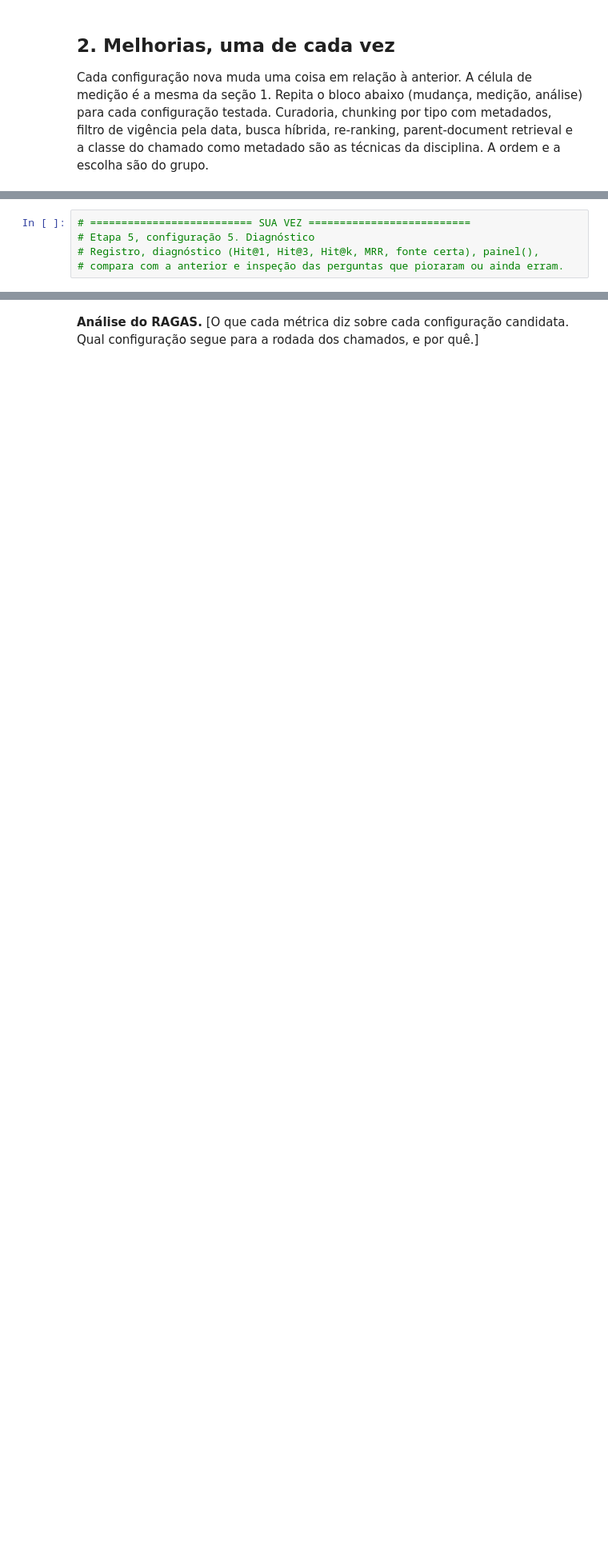
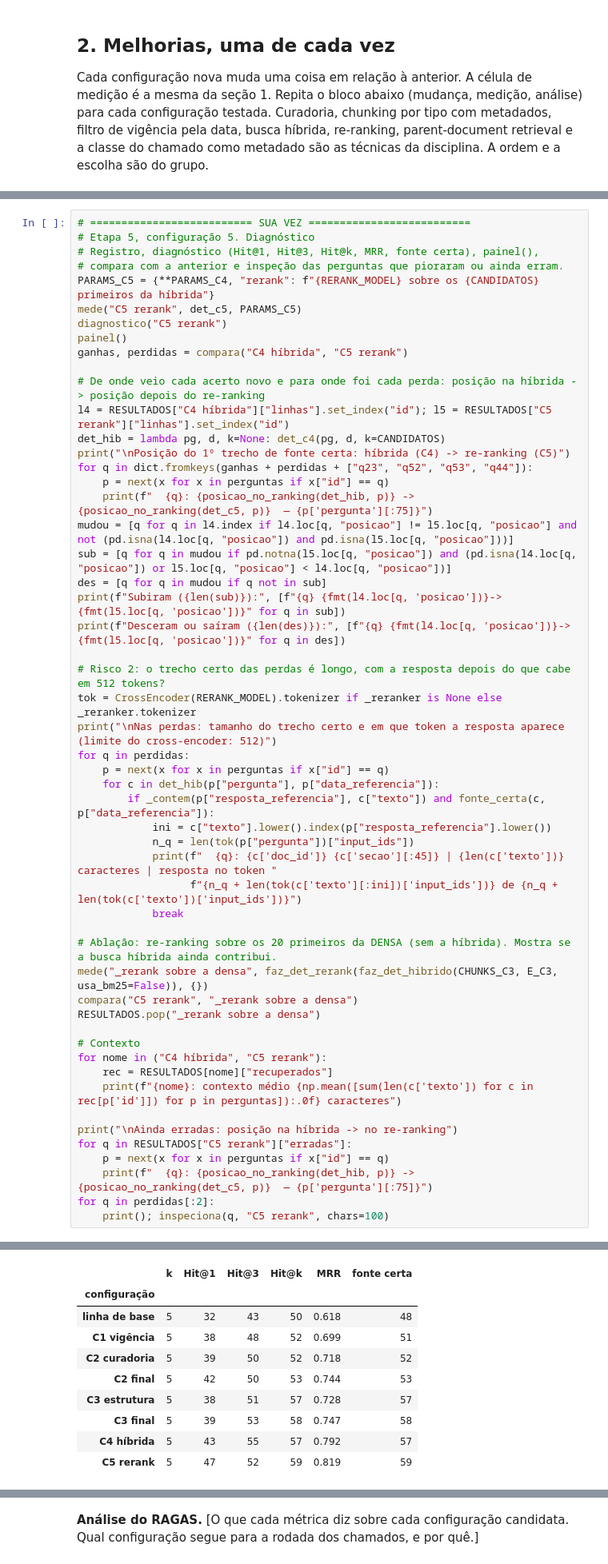
Before and after one commit to luizpauloprado/fiap-rag-trabalho-final, a Jupyter notebook: Projeto_Final_QuantumCommerce.ipynb, the cells around one changed output, grey strips where cells are left out. Shown at 80% size. Drawn from its saved outputs; the diff is of its cells as text; blank space fills up the shorter version.

```diff
--- a/Projeto_Final_QuantumCommerce.ipynb
+++ b/Projeto_Final_QuantumCommerce.ipynb
@@ -1438,3 +2392,52 @@ print("erradas.", erradas)
 # Etapa 5, configuração 5. Diagnóstico
 # Registro, diagnóstico (Hit@1, Hit@3, Hit@k, MRR, fonte certa), painel(),
 # compara com a anterior e inspeção das perguntas que pioraram ou ainda erram.
+PARAMS_C5 = {**PARAMS_C4, "rerank": f"{RERANK_MODEL} sobre os {CANDIDATOS} primeiros da híbrida"}
+mede("C5 rerank", det_c5, PARAMS_C5)
+diagnostico("C5 rerank")
+painel()
+ganhas, perdidas = compara("C4 híbrida", "C5 rerank")
+
+# De onde veio cada acerto novo e para onde foi cada perda: posição na híbrida -> posição depois do re-ranking
+l4 = RESULTADOS["C4 híbrida"]["linhas"].set_index("id"); l5 = RESULTADOS["C5 rerank"]["linhas"].set_index("id")
+det_hib = lambda pg, d, k=None: det_c4(pg, d, k=CANDIDATOS)
+print("\nPosição do 1º trecho de fonte certa: híbrida (C4) -> re-ranking (C5)")
+for q in dict.fromkeys(ganhas + perdidas + ["q23", "q52", "q53", "q44"]):
+    p = next(x for x in perguntas if x["id"] == q)
+    print(f"  {q}: {posicao_no_ranking(det_hib, p)} -> {posicao_no_ranking(det_c5, p)}  — {p['pergunta'][:75]}")
+mudou = [q for q in l4.index if l4.loc[q, "posicao"] != l5.loc[q, "posicao"] and not (pd.isna(l4.loc[q, "posicao"]) and pd.isna(l5.loc[q, "posicao"]))]
+sub = [q for q in mudou if pd.notna(l5.loc[q, "posicao"]) and (pd.isna(l4.loc[q, "posicao"]) or l5.loc[q, "posicao"] < l4.loc[q, "posicao"])]
+des = [q for q in mudou if q not in sub]
+print(f"Subiram ({len(sub)}):", [f"{q} {fmt(l4.loc[q, 'posicao'])}->{fmt(l5.loc[q, 'posicao'])}" for q in sub])
+print(f"Desceram ou saíram ({len(des)}):", [f"{q} {fmt(l4.loc[q, 'posicao'])}->{fmt(l5.loc[q, 'posicao'])}" for q in des])
+
+# Risco 2: o trecho certo das perdas é longo, com a resposta depois do que cabe em 512 tokens?
+tok = CrossEncoder(RERANK_MODEL).tokenizer if _reranker is None else _reranker.tokenizer
+print("\nNas perdas: tamanho do trecho certo e em que token a resposta aparece (limite do cross-encoder: 512)")
+for q in perdidas:
+    p = next(x for x in perguntas if x["id"] == q)
+    for c in det_hib(p["pergunta"], p["data_referencia"]):
+        if _contem(p["resposta_referencia"], c["texto"]) and fonte_certa(c, p["data_referencia"]):
+            ini = c["texto"].lower().index(p["resposta_referencia"].lower())
+            n_q = len(tok(p["pergunta"])["input_ids"])
+            print(f"  {q}: {c['doc_id']} {c['secao'][:45]} | {len(c['texto'])} caracteres | resposta no token "
+                  f"{n_q + len(tok(c['texto'][:ini])['input_ids'])} de {n_q + len(tok(c['texto'])['input_ids'])}")
+            break
+
+# Ablação: re-ranking sobre os 20 primeiros da DENSA (sem a híbrida). Mostra se a busca híbrida ainda contribui.
+mede("_rerank sobre a densa", faz_det_rerank(faz_det_hibrido(CHUNKS_C3, E_C3, usa_bm25=False)), {})
+compara("C5 rerank", "_rerank sobre a densa")
+RESULTADOS.pop("_rerank sobre a densa")
+
+# Contexto
+for nome in ("C4 híbrida", "C5 rerank"):
+    rec = RESULTADOS[nome]["recuperados"]
+    print(f"{nome}: contexto médio {np.mean([sum(len(c['texto']) for c in rec[p['id']]) for p in perguntas]):.0f} caracteres")
+
+print("\nAinda erradas: posição na híbrida -> no re-ranking")
+for q in RESULTADOS["C5 rerank"]["erradas"]:
+    p = next(x for x in perguntas if x["id"] == q)
+    print(f"  {q}: {posicao_no_ranking(det_hib, p)} -> {posicao_no_ranking(det_c5, p)}  — {p['pergunta'][:75]}")
+for q in perdidas[:2]:
+    print(); inspeciona(q, "C5 rerank", chars=100)
+# %% [output]
@@ -1440,0 +2449,10 @@ print("erradas.", erradas)
+|  | k | Hit@1 | Hit@3 | Hit@k | MRR | fonte certa |
+| configuração |  |  |  |  |  |  |
+| linha de base | 5 | 32 | 43 | 50 | 0.618 | 48 |
+| C1 vigência | 5 | 38 | 48 | 52 | 0.699 | 51 |
+| C2 curadoria | 5 | 39 | 50 | 52 | 0.718 | 52 |
+| C2 final | 5 | 42 | 50 | 53 | 0.744 | 53 |
+| C3 estrutura | 5 | 38 | 51 | 57 | 0.728 | 57 |
+| C3 final | 5 | 39 | 53 | 58 | 0.747 | 58 |
+| C4 híbrida | 5 | 43 | 55 | 57 | 0.792 | 57 |
+| C5 rerank | 5 | 47 | 52 | 59 | 0.819 | 59 |
```
Also changed, not shown: parts of 52 cells of this notebook, 1 other file.
